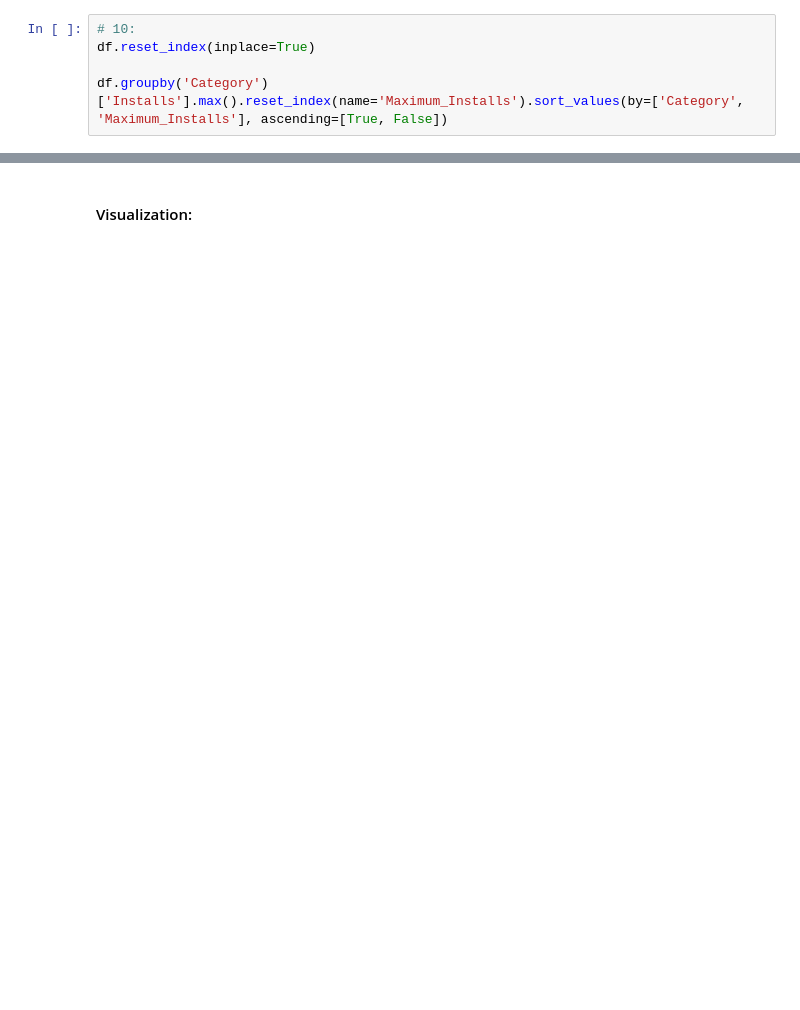
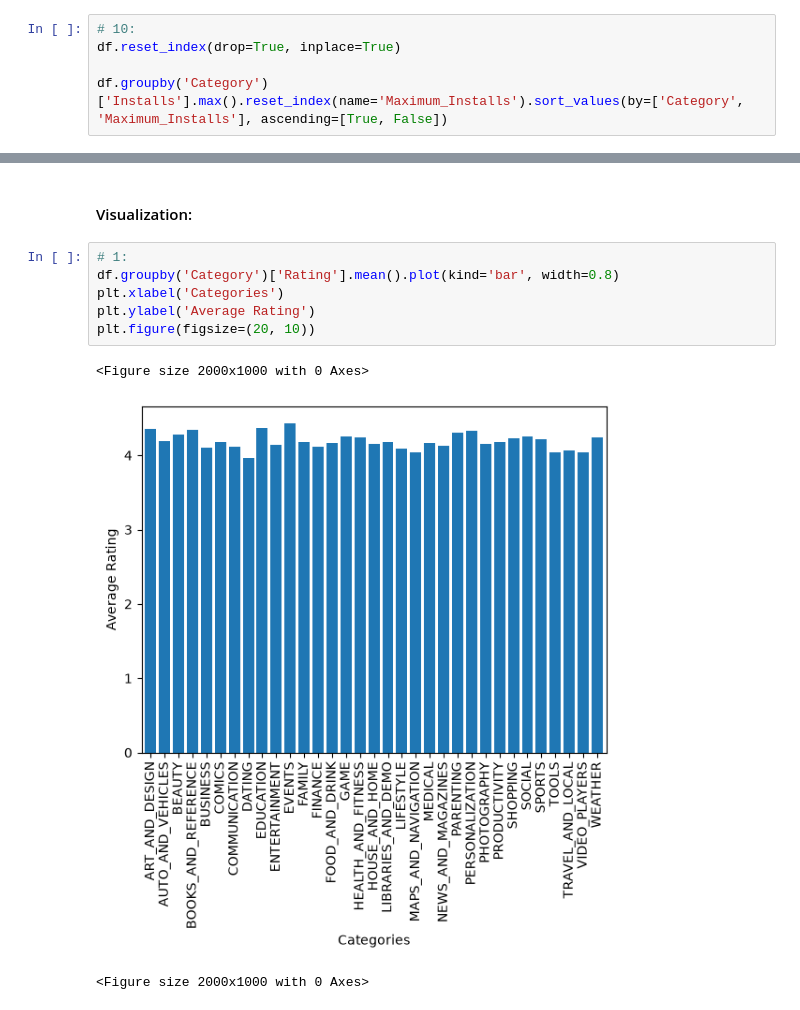
Before and after one commit to GauravSoni24/Portfolio_Apps_2026_27, a Jupyter notebook: analysis_102.ipynb, the cells around one changed output, grey strips where cells are left out. Saved outputs shown, nothing was run; the diff lists cells and outputs as text; blank space fills up the shorter version.

```diff
--- a/analysis_102.ipynb
+++ b/analysis_102.ipynb
@@ -464,7 +467,7 @@ df.groupby(['Category'])['Rating'].mean().sort_values(ascending=False).reset_ind
 | 32 | DATING | 3.970149 |
 # %%
 # 10:
-df.reset_index(inplace=True)
+df.reset_index(drop=True, inplace=True)
 
 df.groupby('Category')['Installs'].max().reset_index(name='Maximum_Installs').sort_values(by=['Category', 'Maximum_Installs'], ascending=[True, False])
 # %% [output]
@@ -570,2 +573,12 @@ memory usage: 617.8 KB
 # %% [markdown]
 #### Visualization:
+# %%
+# 1:
+df.groupby('Category')['Rating'].mean().plot(kind='bar', width=0.8)
+plt.xlabel('Categories')
+plt.ylabel('Average Rating')
+plt.figure(figsize=(20, 10))
+# %% [output]
+<Figure size 2000x1000 with 0 Axes>
+[figure, added]
+<Figure size 2000x1000 with 0 Axes>
```
Also changed, not shown: parts of 12 cells of this notebook.
